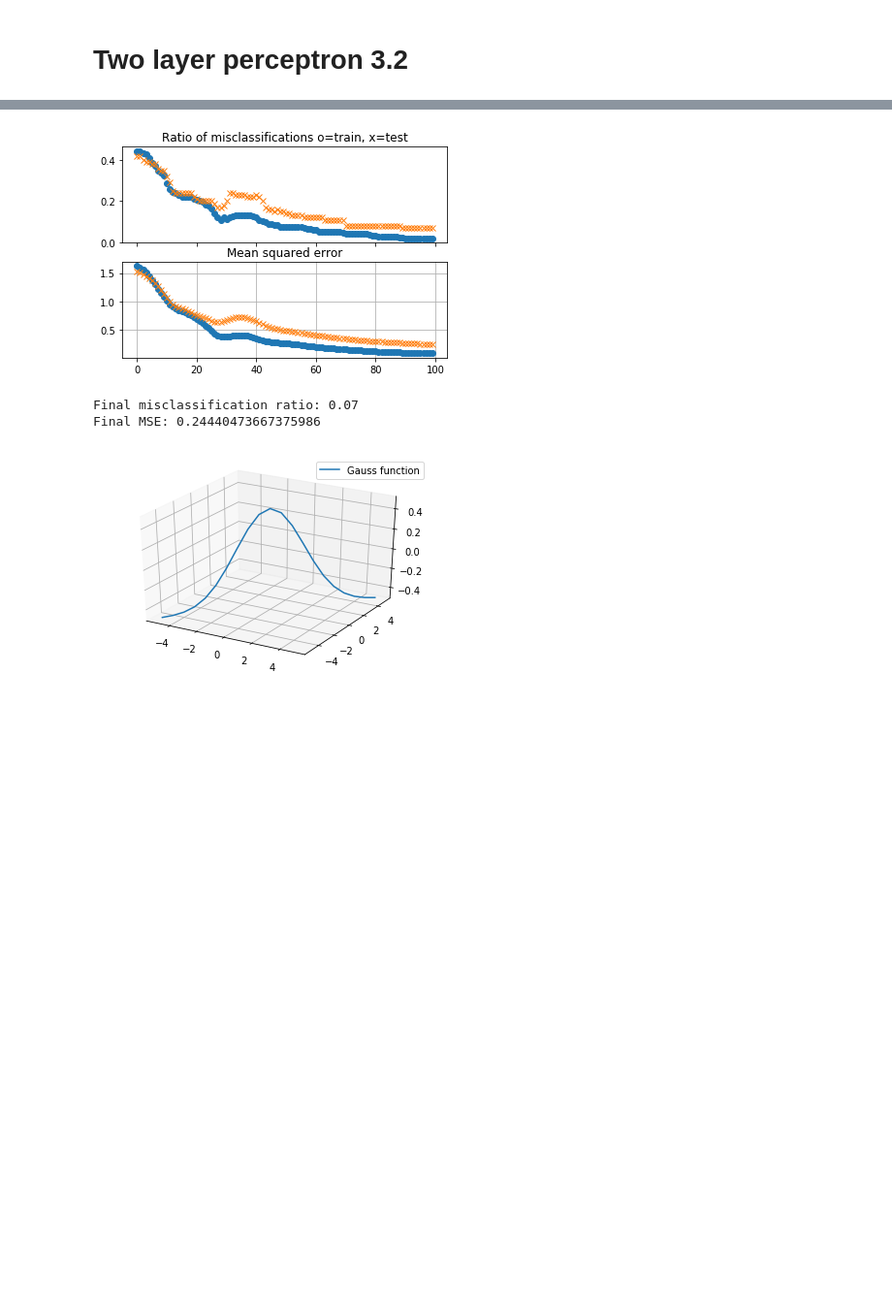
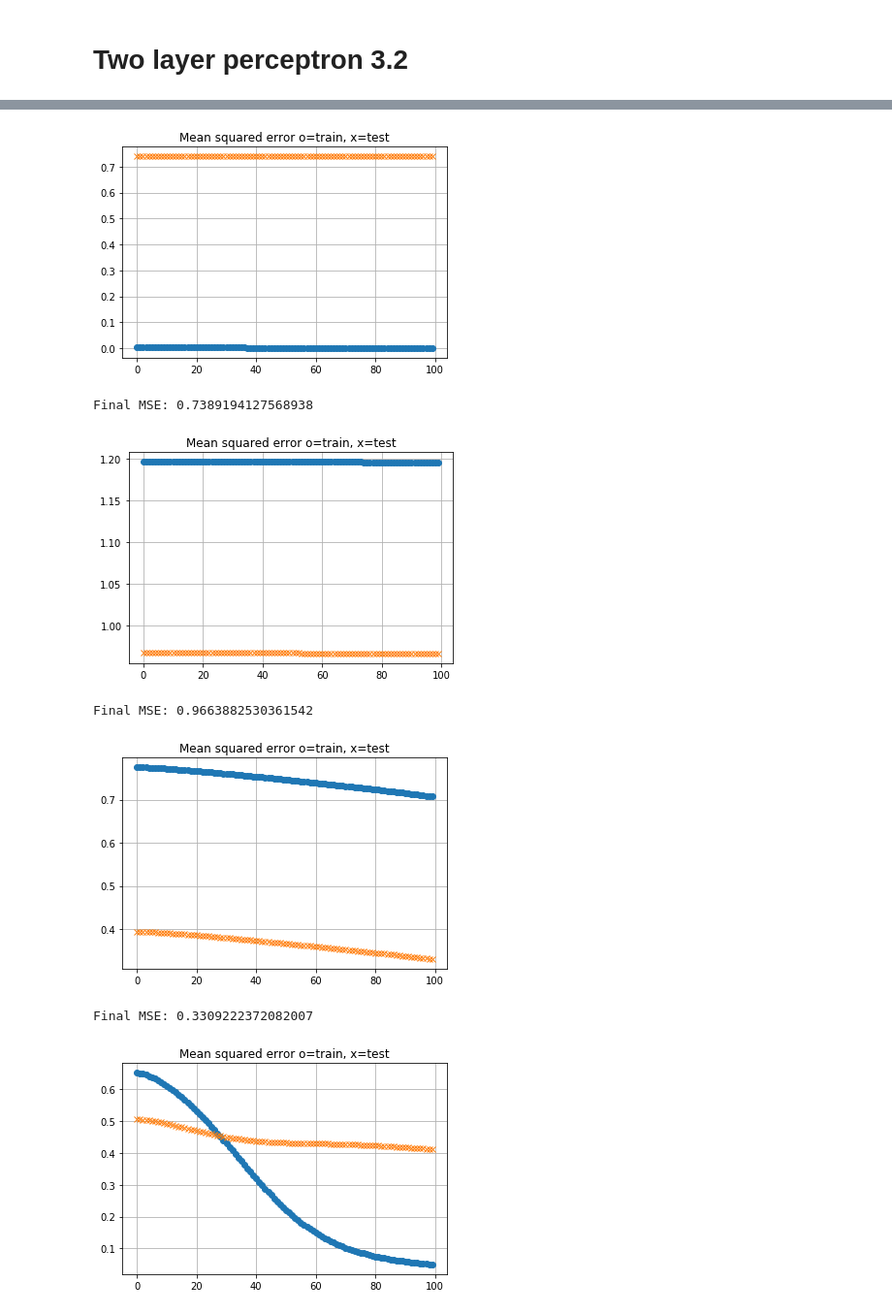
Before and after one commit to Masongyi/DD2437, a Jupyter notebook: Lab1/3.3 Function approx.ipynb, the cells around one changed output, grey strips where cells are left out. Shown at 97% size. Saved outputs shown, nothing was run; the diff lists cells and outputs as text; code cells hidden in the pictures; blank space fills up the shorter version.

```diff
--- a/Lab1/3.3 Function approx.ipynb
+++ b/Lab1/3.3 Function approx.ipynb
@@ -199,25 +248,32 @@ Final MSE: 0.5747839915957674
-# %%
-nodesInFirstLayer=32
-nodesInSecondLayer=1
-epochs = 100
-
-nn = neuralNet(nodesInFirstLayer,nodesInSecondLayer)
-nn.train_batch(X_train,y_train,epochs)
-nn.evaluate(epochs)
-nn.printErrors()
-# %% [output]
-[figure, removed]
-Final misclassification ratio: 0.07
-Final MSE: 0.24440473667375986
-# %%
-x = np.linspace(-5,5,21)
-y = np.linspace(-5,5,21)
-z=np.exp(-x*x*0.1) * np.exp(-y*y*0.1) - 0.5
-
-fig = plt.figure()
-ax = fig.gca(projection='3d')
-ax.plot(x, y, z, label='Gauss function')
-ax.legend()
-plt.show()
-# %% [output]
-[figure, removed]
+# %%
+def generalize(n, patterns, targets):
+    all_samples = np.column_stack([patterns.T,targets])
+    np.random.shuffle(all_samples)
+    train = all_samples[:n]
+    test = all_samples[n:]
+
+    patterns_train = np.stack((train[:,0], train[:,1]))
+    patterns_test = np.stack((test[:,0], test[:,1]))
+
+    targets_train = train[:,2]
+    targets_test = test[:,2]
+
+    nodesInFirstLayer=32
+    nodesInSecondLayer=1
+    epochs = 100
+
+    nn = neuralNet(nodesInFirstLayer,nodesInSecondLayer)
+    nn.train_batch(patterns_train.T,targets_train,patterns_test.T,targets_test,epochs,X,Y, False, True)
+    nn.evaluate(epochs)
+    nn.printErrors()
+# %%
+for n in range(1,26):
+    generalize(n, patterns, targets)
+# %% [output]
+[figure, added]
+Final MSE: 0.7389194127568938
+[figure, added]
+Final MSE: 0.9663882530361542
+[figure, added]
+Final MSE: 0.3309222372082007
+[figure, added]
```
Also changed, not shown: parts of 7 cells of this notebook.
